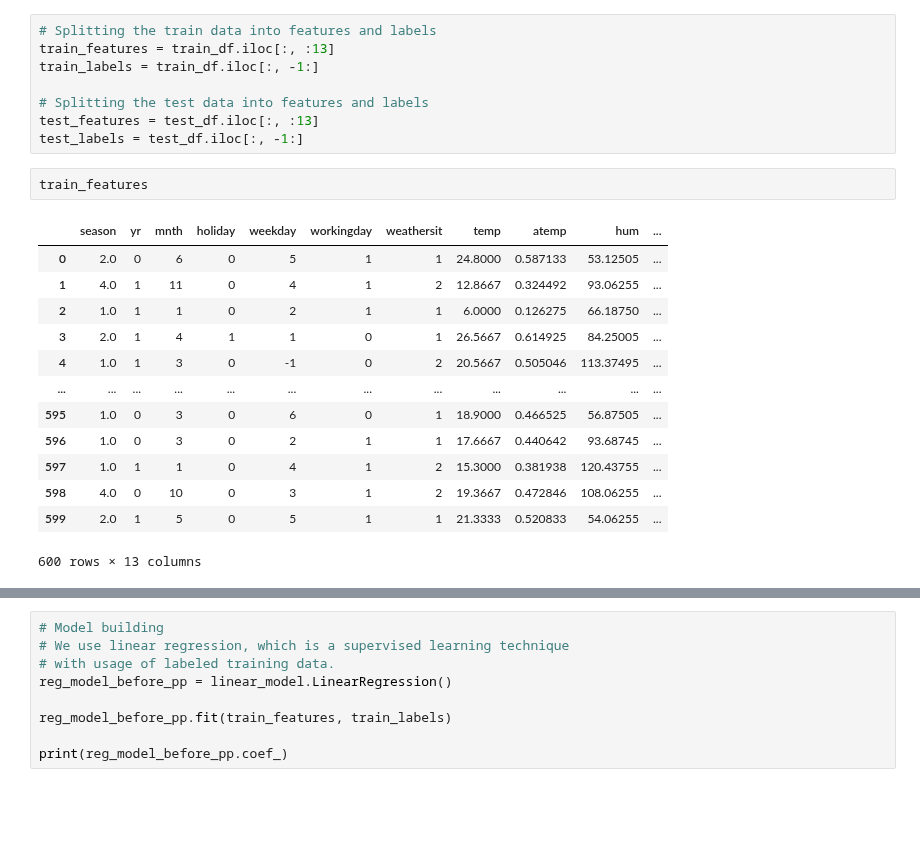
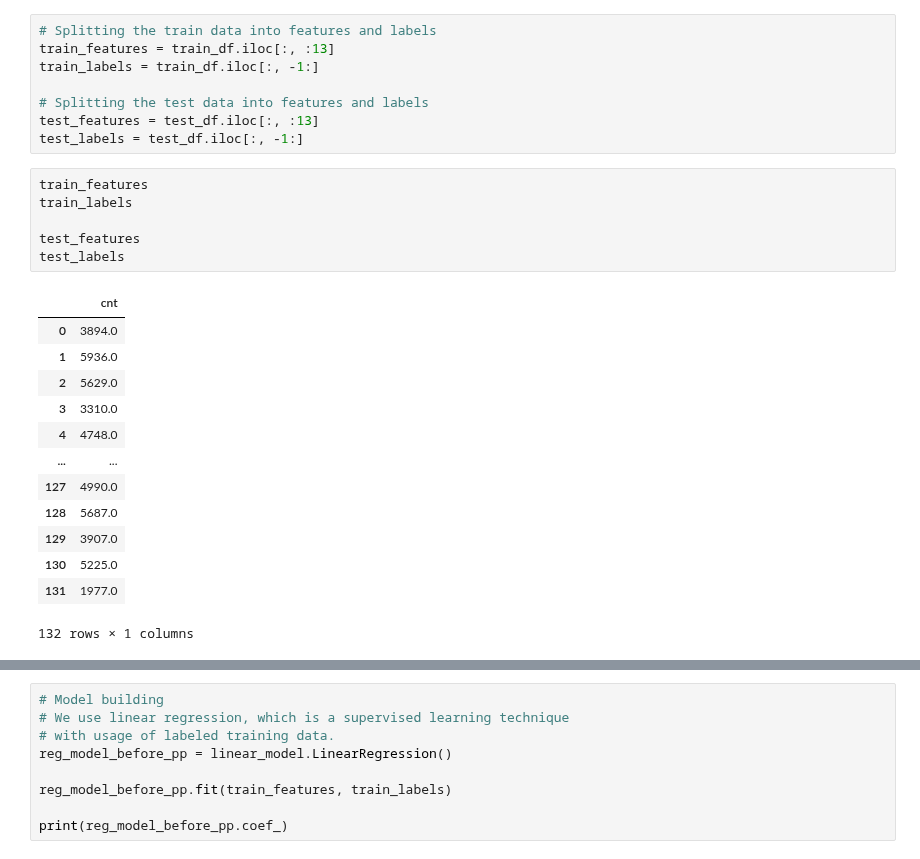
Before and after one commit to PatrykGadziomski/Bike-Rental-Prediction, a Jupyter notebook: Task 2/model_before_pp.ipynb, the cells around one changed output, grey strips where cells are left out. Drawn from its saved outputs; the diff is of its cells as text; blank space fills up the shorter version.

```diff
--- a/Task 2/model_before_pp.ipynb
+++ b/Task 2/model_before_pp.ipynb
@@ -29,19 +30,23 @@ train_labels = train_df.iloc[:, -1:]
 # Splitting the test data into features and labels
 test_features = test_df.iloc[:, :13]
 test_labels = test_df.iloc[:, -1:]
-# %%
-train_features
-# %% [output]
-|  | season | yr | mnth | holiday | weekday | workingday | weathersit | temp | atemp | hum | ... |
-| 0 | 2.0 | 0 | 6 | 0 | 5 | 1 | 1 | 24.8000 | 0.587133 | 53.12505 | ... |
-| 1 | 4.0 | 1 | 11 | 0 | 4 | 1 | 2 | 12.8667 | 0.324492 | 93.06255 | ... |
-| 2 | 1.0 | 1 | 1 | 0 | 2 | 1 | 1 | 6.0000 | 0.126275 | 66.18750 | ... |
-| 3 | 2.0 | 1 | 4 | 1 | 1 | 0 | 1 | 26.5667 | 0.614925 | 84.25005 | ... |
-| 4 | 1.0 | 1 | 3 | 0 | -1 | 0 | 2 | 20.5667 | 0.505046 | 113.37495 | ... |
-| ... | ... | ... | ... | ... | ... | ... | ... | ... | ... | ... | ... |
-| 595 | 1.0 | 0 | 3 | 0 | 6 | 0 | 1 | 18.9000 | 0.466525 | 56.87505 | ... |
-| 596 | 1.0 | 0 | 3 | 0 | 2 | 1 | 1 | 17.6667 | 0.440642 | 93.68745 | ... |
-| 597 | 1.0 | 1 | 1 | 0 | 4 | 1 | 2 | 15.3000 | 0.381938 | 120.43755 | ... |
-| 598 | 4.0 | 0 | 10 | 0 | 3 | 1 | 2 | 19.3667 | 0.472846 | 108.06255 | ... |
-| 599 | 2.0 | 1 | 5 | 0 | 5 | 1 | 1 | 21.3333 | 0.520833 | 54.06255 | ... |
-600 rows × 13 columns
+# %%
+train_features
+train_labels
+
+test_features
+test_labels
+# %% [output]
+|  | cnt |
+| 0 | 3894.0 |
+| 1 | 5936.0 |
+| 2 | 5629.0 |
+| 3 | 3310.0 |
+| 4 | 4748.0 |
+| ... | ... |
+| 127 | 4990.0 |
+| 128 | 5687.0 |
+| 129 | 3907.0 |
+| 130 | 5225.0 |
+| 131 | 1977.0 |
+132 rows × 1 columns
```
Also changed, not shown: parts of 8 cells of this notebook, 1 other file.
